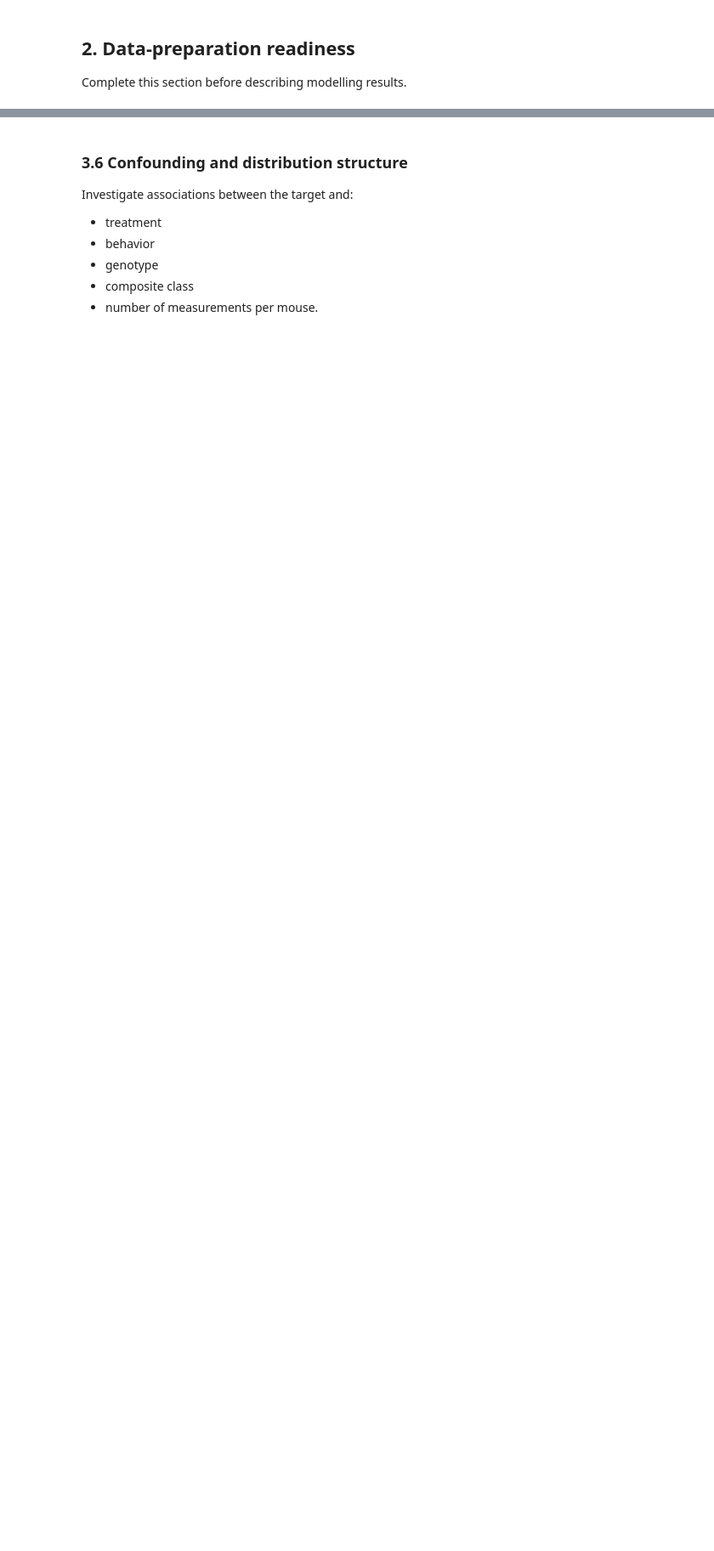
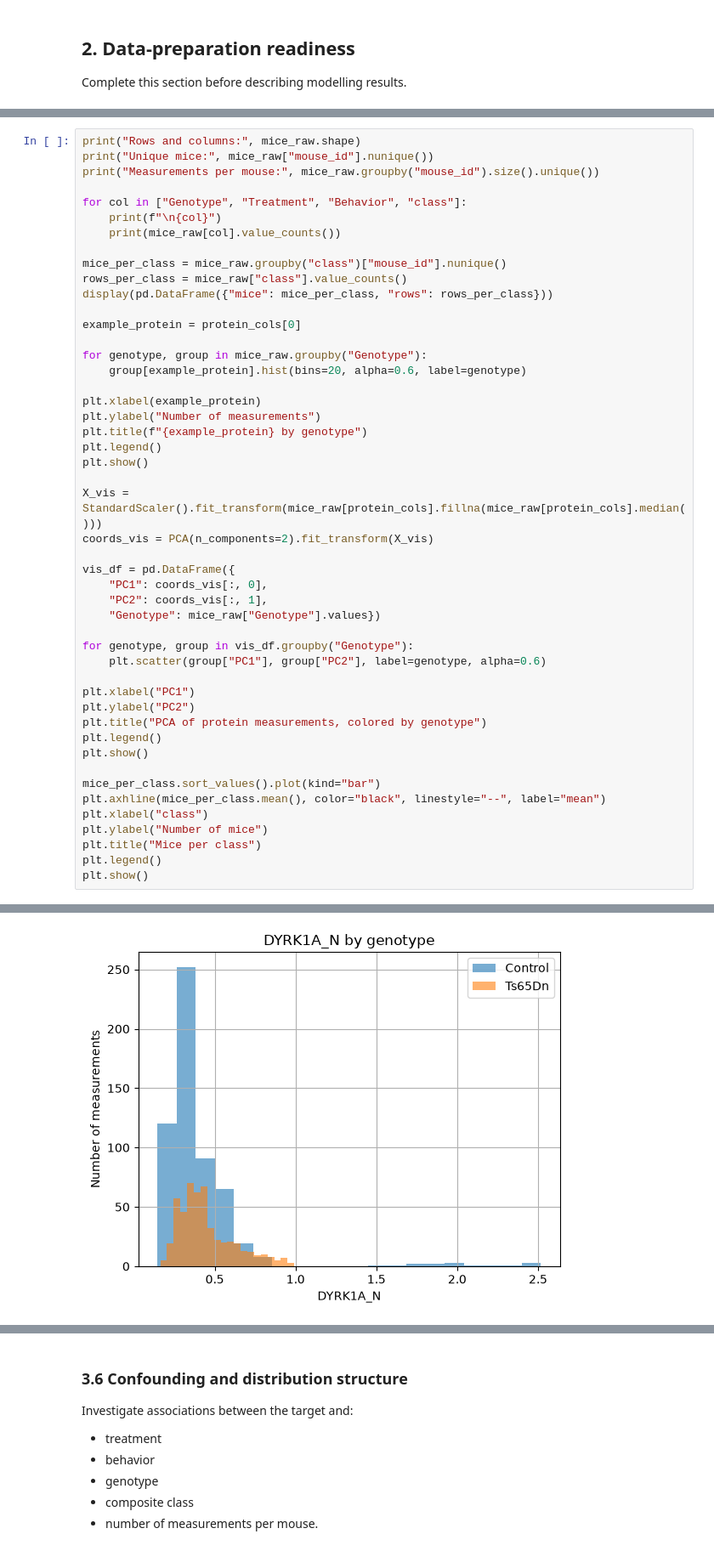
Before and after one commit to AnnGur/KSE_ML_for_bioinformatics, a Jupyter notebook: practicals/week1/REPORT_TEMPLATE.ipynb, the cells around one changed output, grey strips where cells are left out. Shown at 85% size. Drawn from its saved outputs; the diff is of its cells as text; blank space fills up the shorter version.

```diff
--- a/practicals/week1/REPORT_TEMPLATE.ipynb
+++ b/practicals/week1/REPORT_TEMPLATE.ipynb
@@ -86,2 +242,51 @@ Report:
 
 Include at least three plots. For each, state the biological question it addresses.
+# %%
+print("Rows and columns:", mice_raw.shape)
+print("Unique mice:", mice_raw["mouse_id"].nunique())
+print("Measurements per mouse:", mice_raw.groupby("mouse_id").size().unique())
+
+for col in ["Genotype", "Treatment", "Behavior", "class"]:
+    print(f"\n{col}")
+    print(mice_raw[col].value_counts())
+
+mice_per_class = mice_raw.groupby("class")["mouse_id"].nunique()
+rows_per_class = mice_raw["class"].value_counts()
+display(pd.DataFrame({"mice": mice_per_class, "rows": rows_per_class}))
+
+example_protein = protein_cols[0]
+
+for genotype, group in mice_raw.groupby("Genotype"):
+    group[example_protein].hist(bins=20, alpha=0.6, label=genotype)
+
+plt.xlabel(example_protein)
+plt.ylabel("Number of measurements")
+plt.title(f"{example_protein} by genotype")
+plt.legend()
+plt.show()
+
+X_vis = StandardScaler().fit_transform(mice_raw[protein_cols].fillna(mice_raw[protein_cols].median()))
+coords_vis = PCA(n_components=2).fit_transform(X_vis)
+
+vis_df = pd.DataFrame({
+    "PC1": coords_vis[:, 0],
+    "PC2": coords_vis[:, 1],
+    "Genotype": mice_raw["Genotype"].values})
+
+for genotype, group in vis_df.groupby("Genotype"):
+    plt.scatter(group["PC1"], group["PC2"], label=genotype, alpha=0.6)
+
+plt.xlabel("PC1")
+plt.ylabel("PC2")
+plt.title("PCA of protein measurements, colored by genotype")
+plt.legend()
+plt.show()
+
+mice_per_class.sort_values().plot(kind="bar")
+plt.axhline(mice_per_class.mean(), color="black", linestyle="--", label="mean")
+plt.xlabel("class")
+plt.ylabel("Number of mice")
+plt.title("Mice per class")
+plt.legend()
+plt.show()
+# %% [output]
@@ -87,0 +320 @@ Include at least three plots. For each, state the biological question it address
+[figure, added]
```
Also changed, not shown: parts of 31 cells of this notebook, 5 other files.
